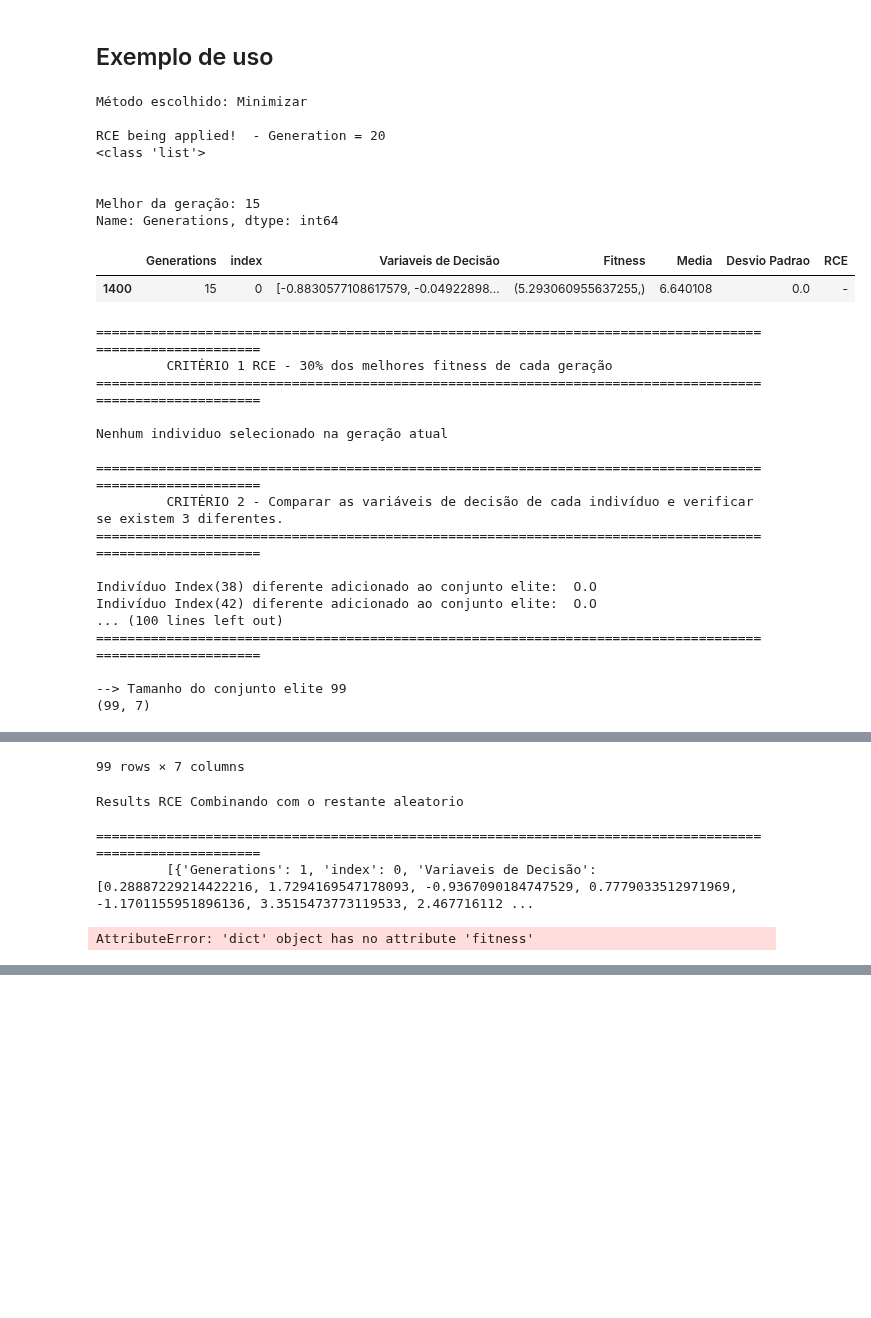
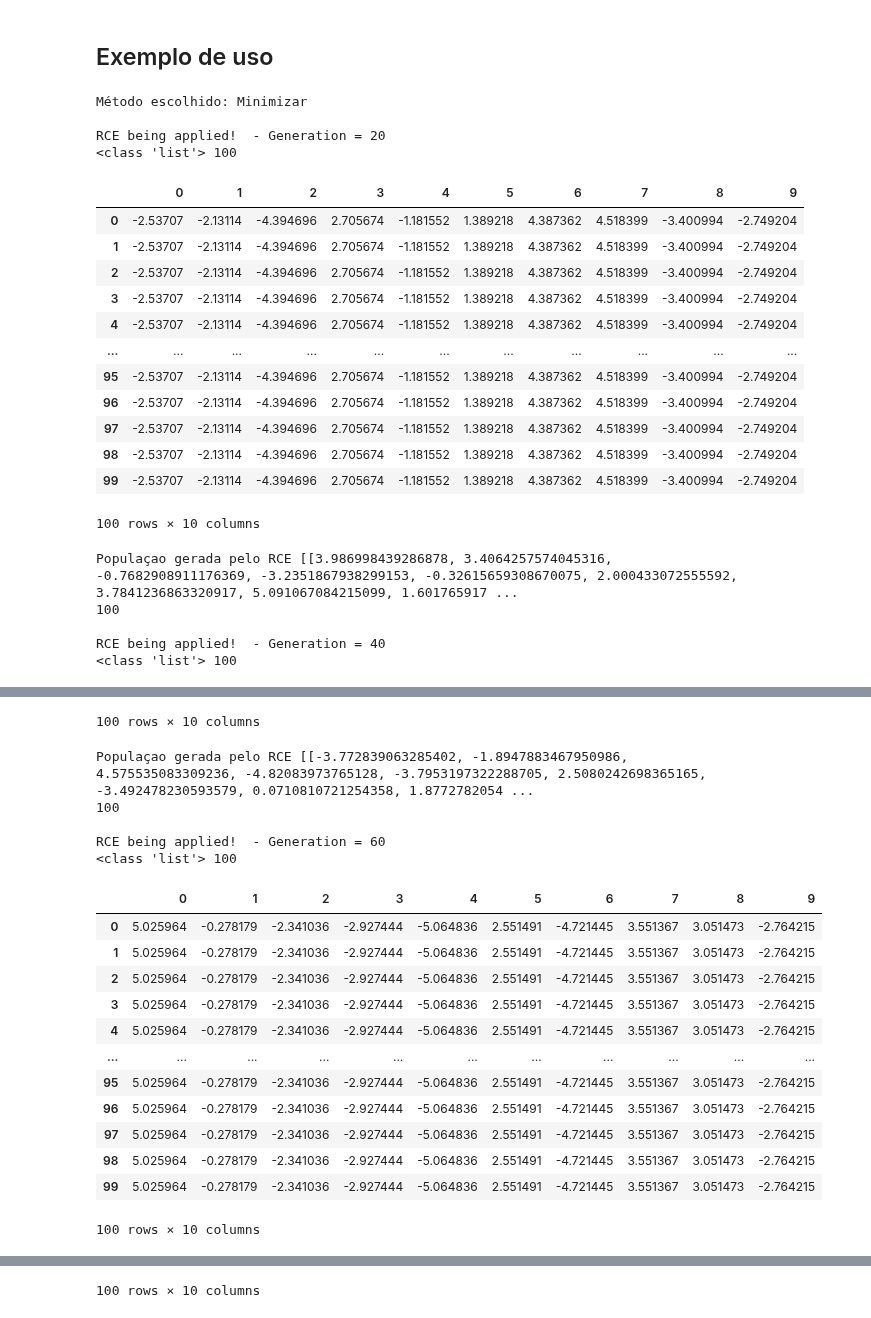
Before and after one commit to PedroVic12/Engenharia-Eletrica-UFF, a Jupyter notebook: Iniciação Cientifica - Eng Eletrica UFF/evolution_rce_master/new_RCE_evolution_master.ipynb, the cells around one changed output, grey strips where cells are left out. Saved outputs shown, nothing was run; the diff lists cells and outputs as text; code cells hidden in the pictures; blank space fills up the shorter version.

```diff
--- a/Iniciação Cientifica - Eng Eletrica UFF/evolution_rce_master/new_RCE_evolution_master.ipynb
+++ b/Iniciação Cientifica - Eng Eletrica UFF/evolution_rce_master/new_RCE_evolution_master.ipynb
@@ -956,56 +972,51 @@ if __name__ == "__main__":
         decision_variables=(X, y,data_hora,curva,vento),
     )
 
     print("\n\nEvolução concluída  - 100%")
 
 
     # Salvar resultados
     print("\n\nRESULTADOS OBTIDOS")
-    data_visual.displayDataFrameInfo(alg.allIndividualValuesArray, "\n\nTodos Individuos Gerados")
-    data_visual.show_conjuntoElite(alg.pop_RCE)
+    #data_visual.displayDataFrameInfo(alg.allIndividualValuesArray, "\n\nTodos Individuos Gerados")
+    #data_visual.show_conjuntoElite(alg.pop_RCE)
 
 
 
     # Visualização dos resultados
     print("\n\nVISUALIZANDO OS RESULTADOS")
     data_visual.show_rastrigin_benchmark(logbook_with_repopulation,best_variables)
     data_visual.visualize(
         logbook_with_repopulation, pop_with_repopulation, repopulation=True
     )
     data_visual.statistics_per_generation_df(logbook_with_repopulation)
 
 
 
 
 
 
     tempo2 = time.time()
     print(f"Total execution time: {round(tempo2-tempo1,2)} seconds")
 # %% [output]
 Método escolhido: Minimizar
 
 RCE being applied!  - Generation = 20
-<class 'list'>
-
-
-Melhor da geração: 15
-Name: Generations, dtype: int64
+<class 'list'> 100
-|  | Generations | index | Variaveis de Decisão | Fitness | Media | Desvio Padrao | RCE |
-| 1400 | 15 | 0 | [-0.8830577108617579, -0.04922898... | (5.293060955637255,) | 6.640108 | 0.0 | - |
+|  | 0 | 1 | 2 | 3 | 4 | 5 | 6 | 7 | 8 | 9 |
+| 0 | -2.53707 | -2.13114 | -4.394696 | 2.705674 | -1.181552 | 1.389218 | 4.387362 | 4.518399 | -3.400994 | -2.749204 |
+| 1 | -2.53707 | -2.13114 | -4.394696 | 2.705674 | -1.181552 | 1.389218 | 4.387362 | 4.518399 | -3.400994 | -2.749204 |
+| 2 | -2.53707 | -2.13114 | -4.394696 | 2.705674 | -1.181552 | 1.389218 | 4.387362 | 4.518399 | -3.400994 | -2.749204 |
+| 3 | -2.53707 | -2.13114 | -4.394696 | 2.705674 | -1.181552 | 1.389218 | 4.387362 | 4.518399 | -3.400994 | -2.749204 |
+| 4 | -2.53707 | -2.13114 | -4.394696 | 2.705674 | -1.181552 | 1.389218 | 4.387362 | 4.518399 | -3.400994 | -2.749204 |
+| ... | ... | ... | ... | ... | ... | ... | ... | ... | ... | ... |
+| 95 | -2.53707 | -2.13114 | -4.394696 | 2.705674 | -1.181552 | 1.389218 | 4.387362 | 4.518399 | -3.400994 | -2.749204 |
+| 96 | -2.53707 | -2.13114 | -4.394696 | 2.705674 | -1.181552 | 1.389218 | 4.387362 | 4.518399 | -3.400994 | -2.749204 |
+| 97 | -2.53707 | -2.13114 | -4.394696 | 2.705674 | -1.181552 | 1.389218 | 4.387362 | 4.518399 | -3.400994 | -2.749204 |
+| 98 | -2.53707 | -2.13114 | -4.394696 | 2.705674 | -1.181552 | 1.389218 | 4.387362 | 4.518399 | -3.400994 | -2.749204 |
+| 99 | -2.53707 | -2.13114 | -4.394696 | 2.705674 | -1.181552 | 1.389218 | 4.387362 | 4.518399 | -3.400994 | -2.749204 |
-==========================================================================================================
-         CRITÉRIO 1 RCE - 30% dos melhores fitness de cada geração
-==========================================================================================================
-
-Nenhum individuo selecionado na geração atual
-
-==========================================================================================================
-         CRITÉRIO 2 - Comparar as variáveis de decisão de cada indivíduo e verificar se existem 3 diferentes.
-==========================================================================================================
-
-Indivíduo Index(38) diferente adicionado ao conjunto elite:  O.O
-Indivíduo Index(42) diferente adicionado ao conjunto elite:  O.O
-... (100 lines left out)
-==========================================================================================================
-
---> Tamanho do conjunto elite 99
-(99, 7)
+100 rows × 10 columns
+Populaçao gerada pelo RCE [[3.986998439286878, 3.4064257574045316, -0.7682908911176369, -3.2351867938299153, -0.32615659308670075, 2.000433072555592, 3.7841236863320917, 5.091067084215099, 1.601765917 ...
+100
+
+RCE being applied!  - Generation = 40
+<class 'list'> 100
@@ -1024,6 +1035,19 @@ Indivíduo Index(42) diferente adicionado ao conjunto elite:  O.O
-99 rows × 7 columns
-Results RCE Combinando com o restante aleatorio
-
-==========================================================================================================
-         [{'Generations': 1, 'index': 0, 'Variaveis de Decisão': [0.28887229214422216, 1.7294169547178093, -0.9367090184747529, 0.7779033512971969, -1.1701155951896136, 3.3515473773119533, 2.467716112 ...
+100 rows × 10 columns
-AttributeError: 'dict' object has no attribute 'fitness'
+Populaçao gerada pelo RCE [[-3.772839063285402, -1.8947883467950986, 4.575535083309236, -4.82083973765128, -3.7953197322288705, 2.5080242698365165, -3.492478230593579, 0.0710810721254358, 1.8772782054 ...
+100
+
+RCE being applied!  - Generation = 60
+<class 'list'> 100
+|  | 0 | 1 | 2 | 3 | 4 | 5 | 6 | 7 | 8 | 9 |
+| 0 | 5.025964 | -0.278179 | -2.341036 | -2.927444 | -5.064836 | 2.551491 | -4.721445 | 3.551367 | 3.051473 | -2.764215 |
+| 1 | 5.025964 | -0.278179 | -2.341036 | -2.927444 | -5.064836 | 2.551491 | -4.721445 | 3.551367 | 3.051473 | -2.764215 |
+| 2 | 5.025964 | -0.278179 | -2.341036 | -2.927444 | -5.064836 | 2.551491 | -4.721445 | 3.551367 | 3.051473 | -2.764215 |
+| 3 | 5.025964 | -0.278179 | -2.341036 | -2.927444 | -5.064836 | 2.551491 | -4.721445 | 3.551367 | 3.051473 | -2.764215 |
+| 4 | 5.025964 | -0.278179 | -2.341036 | -2.927444 | -5.064836 | 2.551491 | -4.721445 | 3.551367 | 3.051473 | -2.764215 |
+| ... | ... | ... | ... | ... | ... | ... | ... | ... | ... | ... |
+| 95 | 5.025964 | -0.278179 | -2.341036 | -2.927444 | -5.064836 | 2.551491 | -4.721445 | 3.551367 | 3.051473 | -2.764215 |
+| 96 | 5.025964 | -0.278179 | -2.341036 | -2.927444 | -5.064836 | 2.551491 | -4.721445 | 3.551367 | 3.051473 | -2.764215 |
+| 97 | 5.025964 | -0.278179 | -2.341036 | -2.927444 | -5.064836 | 2.551491 | -4.721445 | 3.551367 | 3.051473 | -2.764215 |
+| 98 | 5.025964 | -0.278179 | -2.341036 | -2.927444 | -5.064836 | 2.551491 | -4.721445 | 3.551367 | 3.051473 | -2.764215 |
+| 99 | 5.025964 | -0.278179 | -2.341036 | -2.927444 | -5.064836 | 2.551491 | -4.721445 | 3.551367 | 3.051473 | -2.764215 |
+100 rows × 10 columns
@@ -1029,0 +1071 @@ AttributeError: 'dict' object has no attribute 'fitness'
+100 rows × 10 columns
```
Also changed, not shown: parts of 3 cells of this notebook.
